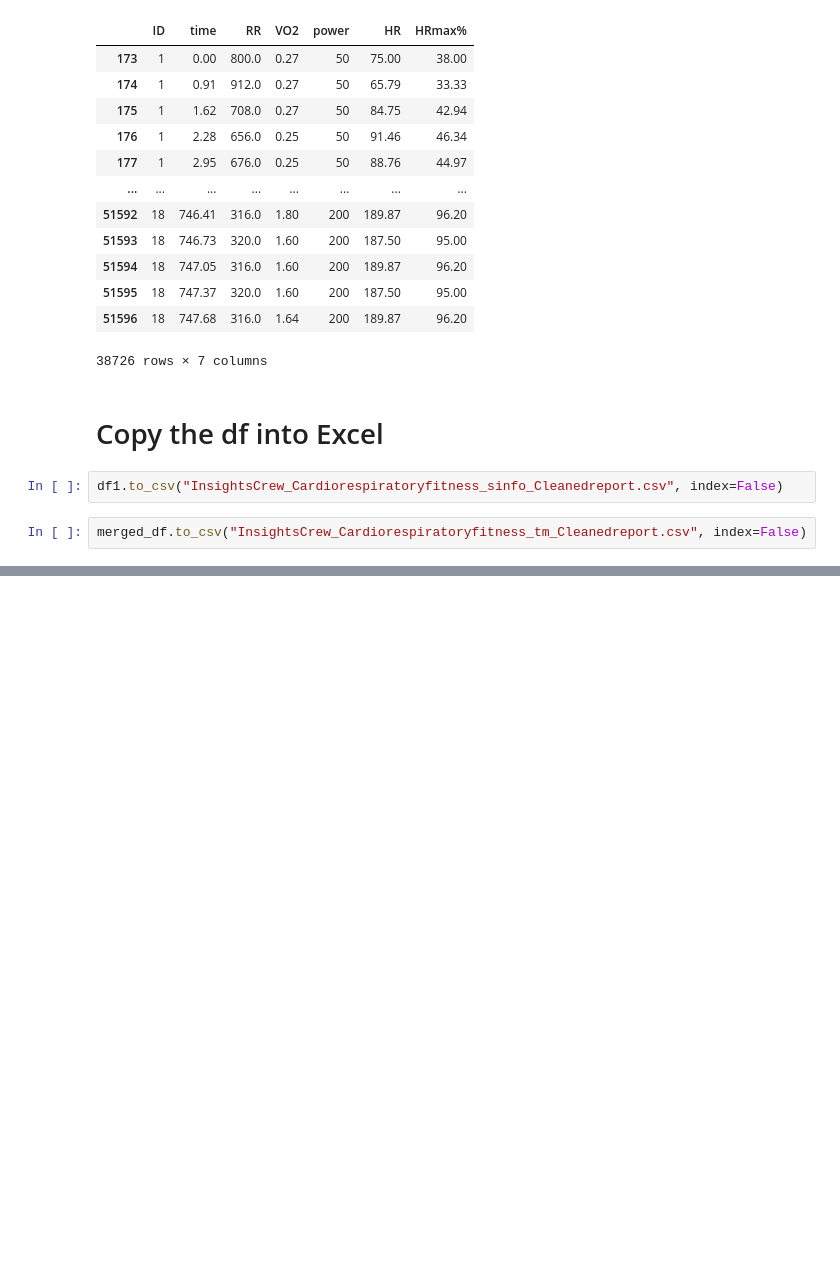
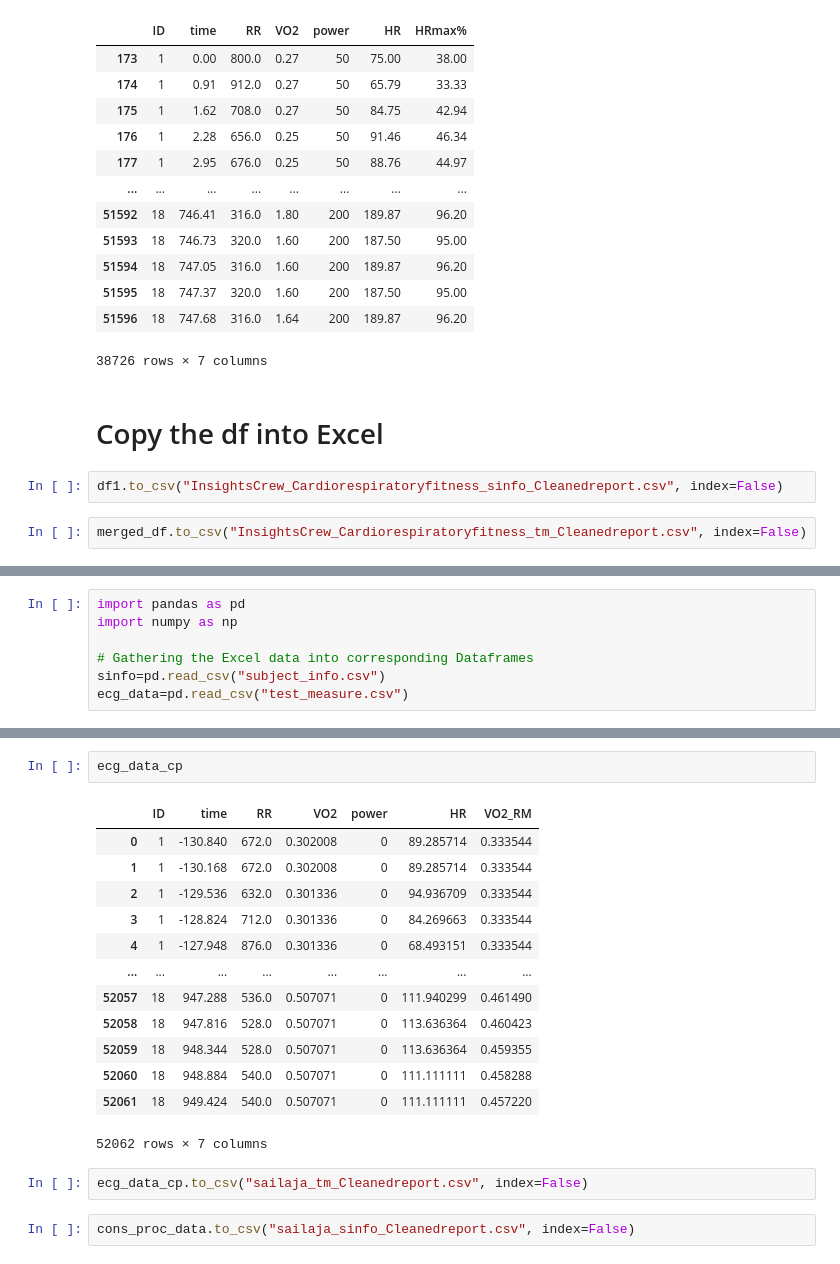
Before and after one commit to garinemanasa/Cardiorespiratory-_fitness, a Jupyter notebook: Cardiodatacleaning.ipynb, the cells around one changed output, grey strips where cells are left out. Drawn from its saved outputs; the diff is of its cells as text; blank space fills up the shorter version.

```diff
--- a/Cardiodatacleaning.ipynb
+++ b/Cardiodatacleaning.ipynb
@@ -686,0 +689,7 @@ merged_df.to_csv("InsightsCrew_Cardiorespiratoryfitness_tm_Cleanedreport.csv", i
+# %%
+import pandas as pd
+import numpy as np
+
+# Gathering the Excel data into corresponding Dataframes
+sinfo=pd.read_csv("subject_info.csv")
+ecg_data=pd.read_csv("test_measure.csv")
@@ -686,0 +748,20 @@ merged_df.to_csv("InsightsCrew_Cardiorespiratoryfitness_tm_Cleanedreport.csv", i
+# %%
+ecg_data_cp
+# %% [output]
+|  | ID | time | RR | VO2 | power | HR | VO2_RM |
+| 0 | 1 | -130.840 | 672.0 | 0.302008 | 0 | 89.285714 | 0.333544 |
+| 1 | 1 | -130.168 | 672.0 | 0.302008 | 0 | 89.285714 | 0.333544 |
+| 2 | 1 | -129.536 | 632.0 | 0.301336 | 0 | 94.936709 | 0.333544 |
+| 3 | 1 | -128.824 | 712.0 | 0.301336 | 0 | 84.269663 | 0.333544 |
+| 4 | 1 | -127.948 | 876.0 | 0.301336 | 0 | 68.493151 | 0.333544 |
+| ... | ... | ... | ... | ... | ... | ... | ... |
+| 52057 | 18 | 947.288 | 536.0 | 0.507071 | 0 | 111.940299 | 0.461490 |
+| 52058 | 18 | 947.816 | 528.0 | 0.507071 | 0 | 113.636364 | 0.460423 |
+| 52059 | 18 | 948.344 | 528.0 | 0.507071 | 0 | 113.636364 | 0.459355 |
+| 52060 | 18 | 948.884 | 540.0 | 0.507071 | 0 | 111.111111 | 0.458288 |
+| 52061 | 18 | 949.424 | 540.0 | 0.507071 | 0 | 111.111111 | 0.457220 |
+52062 rows × 7 columns
+# %%
+ecg_data_cp.to_csv("sailaja_tm_Cleanedreport.csv", index=False)
+# %%
+cons_proc_data.to_csv("sailaja_sinfo_Cleanedreport.csv", index=False)
```
Also changed, not shown: parts of 6 cells of this notebook, 4 other files.
